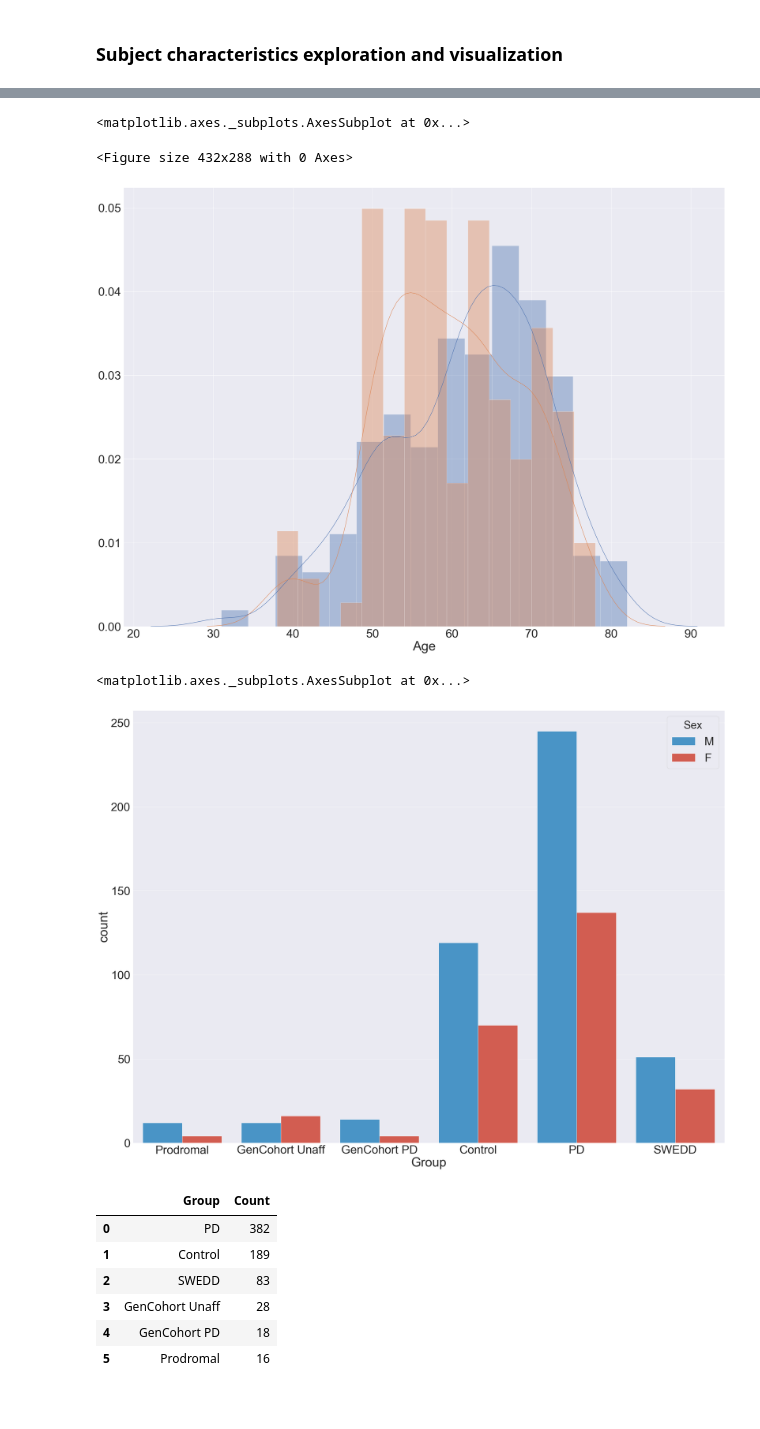
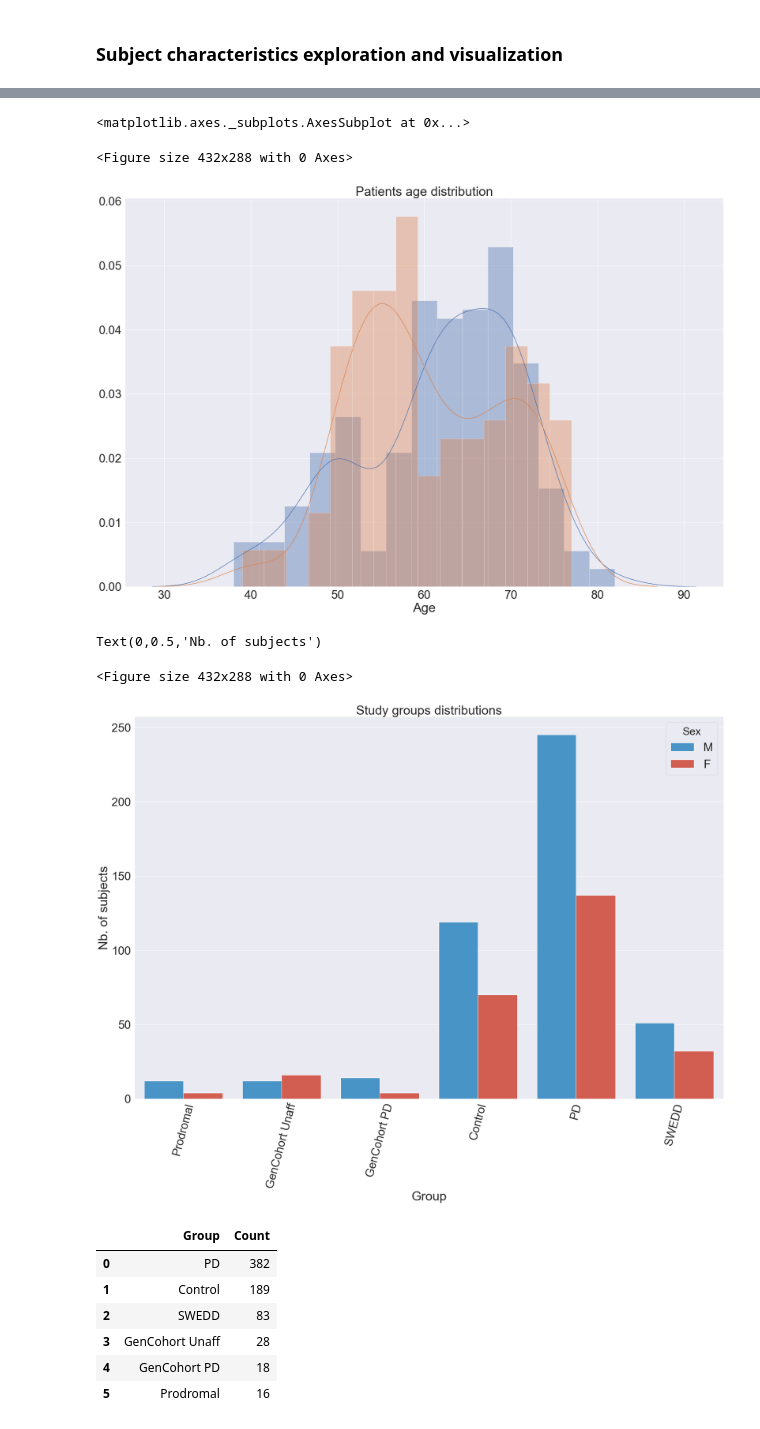
Before and after one commit to banctilrobitaille/PPMI-data-exploration, a Jupyter notebook: PPMI Data Exploration.ipynb, the cells around one changed output, grey strips where cells are left out. Drawn from its saved outputs; the diff is of its cells as text; code cells hidden in the pictures.

Commit message:
+ Added age distribution

```diff
--- a/PPMI Data Exploration.ipynb
+++ b/PPMI Data Exploration.ipynb
@@ -21,0 +32,6 @@ image_collection_charac_df = pd.read_csv(os.path.join(DATA_PATH, IMAGE_COLLECTIO
+# %%
+is_healthy_control = image_collection_charac_df['Group'] == "Control"
+is_patient = image_collection_charac_df['Group'] == "PD"
+
+is_male = image_collection_charac_df['Sex'] == "M"
+is_female = image_collection_charac_df['Sex'] == "F"
@@ -22,10 +51,11 @@ image_collection_charac_df = pd.read_csv(os.path.join(DATA_PATH, IMAGE_COLLECTIO
 # %%
 plt.figure()
-sb.set(font_scale=4)
-Xfig, ax = plt.subplots(figsize=(40,30))
-sb.distplot(charac[charac['Sex'] == "M"]['Age'], ax=ax, bins=15)
-sb.distplot(charac[charac['Sex'] == "F"]['Age'], ax=ax, bins=15)
+sb.set(font_scale=3)
+Xfig, ax = plt.subplots(figsize=(30,20))
+ax.set_title("Patients age distribution")
+sb.distplot(charac[is_patient & is_male]['Age'], ax=ax, bins=15)
+sb.distplot(charac[is_patient & is_female]['Age'], ax=ax, bins=15)
 # %% [output]
 <matplotlib.axes._subplots.AxesSubplot at 0x...>
 <Figure size 432x288 with 0 Axes>
-[figure, old version]
+[figure, new version]
@@ -32,10 +65,18 @@ sb.distplot(charac[charac['Sex'] == "F"]['Age'], ax=ax, bins=15)
 # %%
-sb.set(font_scale=4)
-Xfig, ax = plt.subplots(figsize=(40,30))
-sb.countplot(x="Group", data=charac, hue="Sex",palette={'M': "#3498db", 'F': "#e74c3c"},ax=ax)
+plt.figure()
+sb.set(font_scale=3)
+Xfig, ax = plt.subplots(figsize=(30,20))
+ax.set_title("Study groups distributions")
+count_plot = sb.countplot(x="Group", data=charac, hue="Sex",palette={'M': "#3498db", 'F': "#e74c3c"},ax=ax)
+
+for label in count_plot.get_xticklabels():
+    label.set_rotation(75)
+
+count_plot.set_ylabel("Nb. of subjects")
 # %% [output]
-<matplotlib.axes._subplots.AxesSubplot at 0x...>
+Text(0,0.5,'Nb. of subjects')
+<Figure size 432x288 with 0 Axes>
-[figure, old version]
+[figure, new version]
 # %%
 dataFrame = pd.DataFrame(charac['Group'].value_counts()).reset_index()
 dataFrame.columns = ['Group', 'Count']
```
Also changed, not shown: parts of 6 cells of this notebook.
